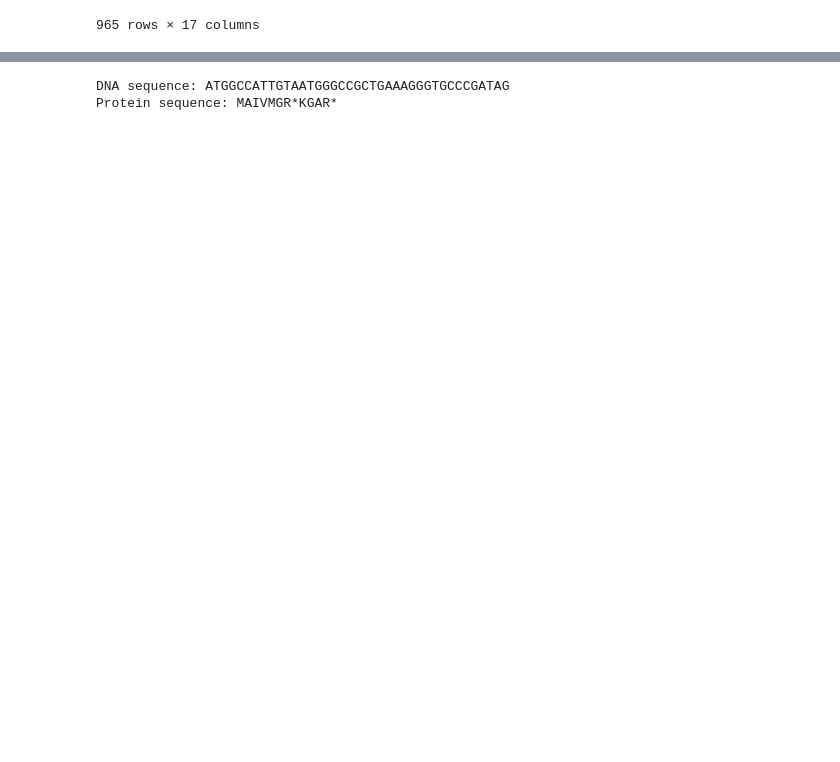
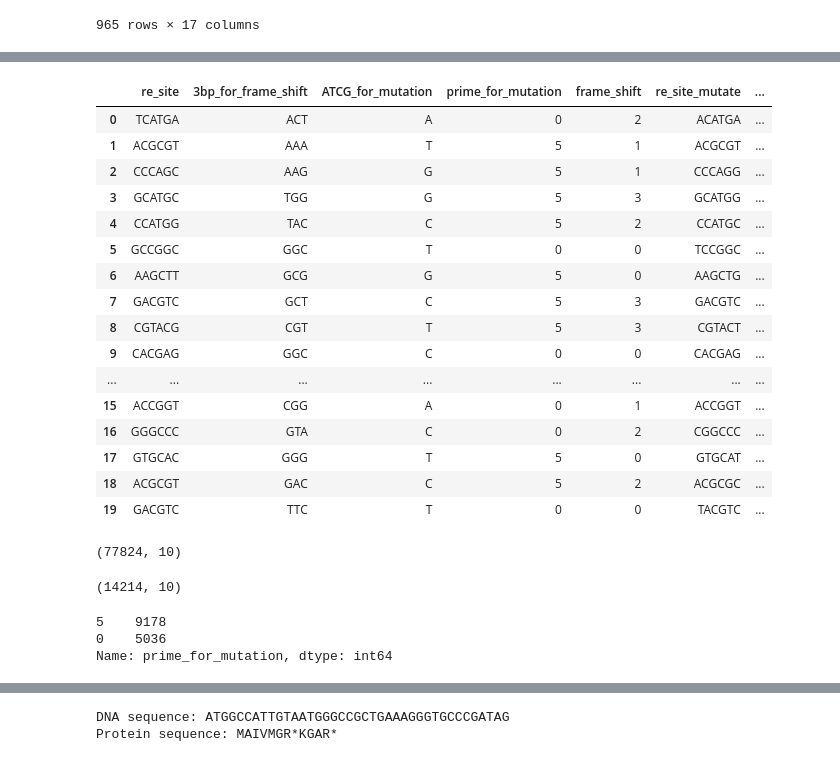
Before and after one commit to Wenzhao-protein/clone_repeat_protein, a Jupyter notebook: get_re_ dict/get_re_site.ipynb, the cells around one changed output, grey strips where cells are left out. Saved outputs shown, nothing was run; the diff lists cells and outputs as text; code cells hidden in the pictures; blank space fills up the shorter version.

```diff
--- a/get_re_ dict/get_re_site.ipynb
+++ b/get_re_ dict/get_re_site.ipynb
@@ -120,0 +187,7 @@ FILE
+# %%
+# Create a DataFrame with rc column from unique_RE_sites list
+df_rc = pd.DataFrame(unique_RE_sites, columns=['re_site'])
+df_rc['3bp_for_frame_shift'] = df_rc.apply(lambda x: three_bp_sequences, axis=1)
+df_rc['ATCG_for_mutation'] = df_rc.apply(lambda x: ['A', 'T', "G", "C"], axis=1)
+df_rc['prime_for_mutation'] = df_rc.apply(lambda x: [0, 5], axis=1)
+df_rc['frame_shift'] = df_rc.apply(lambda x: [0,1,2,3], axis=1)
@@ -120,0 +283,33 @@ FILE
+# %%
+df_exploded['re_site_shifted_tl'] = df_exploded['re_site_shifted'].apply(lambda x: str(Seq(x).translate()))
+df_exploded['re_site_mutate_shifted_tl'] = df_exploded['re_site_mutate_shifted'].apply(lambda x: str(Seq(x).translate()))
+
+#Seq(dna_seq).translate()
+# %%
+# Create a randomly reordered version of df
+df_random = df_exploded.sample(frac=1).reset_index(drop=True)
+
+# Display the first few rows of the randomized dataframe
+df_random.head(20)
+# %% [output]
+|  | re_site | 3bp_for_frame_shift | ATCG_for_mutation | prime_for_mutation | frame_shift | re_site_mutate | ... |
+| 0 | TCATGA | ACT | A | 0 | 2 | ACATGA | ... |
+| 1 | ACGCGT | AAA | T | 5 | 1 | ACGCGT | ... |
+| 2 | CCCAGC | AAG | G | 5 | 1 | CCCAGG | ... |
+| 3 | GCATGC | TGG | G | 5 | 3 | GCATGG | ... |
+| 4 | CCATGG | TAC | C | 5 | 2 | CCATGC | ... |
+| 5 | GCCGGC | GGC | T | 0 | 0 | TCCGGC | ... |
+| 6 | AAGCTT | GCG | G | 5 | 0 | AAGCTG | ... |
+| 7 | GACGTC | GCT | C | 5 | 3 | GACGTC | ... |
+| 8 | CGTACG | CGT | T | 5 | 3 | CGTACT | ... |
+| 9 | CACGAG | GGC | C | 0 | 0 | CACGAG | ... |
+| ... | ... | ... | ... | ... | ... | ... | ... |
+| 15 | ACCGGT | CGG | A | 0 | 1 | ACCGGT | ... |
+| 16 | GGGCCC | GTA | C | 0 | 2 | CGGCCC | ... |
+| 17 | GTGCAC | GGG | T | 5 | 0 | GTGCAT | ... |
+| 18 | ACGCGT | GAC | C | 5 | 2 | ACGCGC | ... |
+| 19 | GACGTC | TTC | T | 0 | 0 | TACGTC | ... |
+# %%
+df_exploded.shape
+# %% [output]
+(77824, 10)
@@ -120,0 +322,10 @@ FILE
+# %%
+df_slient_mutation.shape
+# %% [output]
+(14214, 10)
+# %%
+df_slient_mutation.prime_for_mutation.value_counts()
+# %% [output]
+5    9178
+0    5036
+Name: prime_for_mutation, dtype: int64
```
Also changed, not shown: parts of 46 cells of this notebook, 2 other files.
